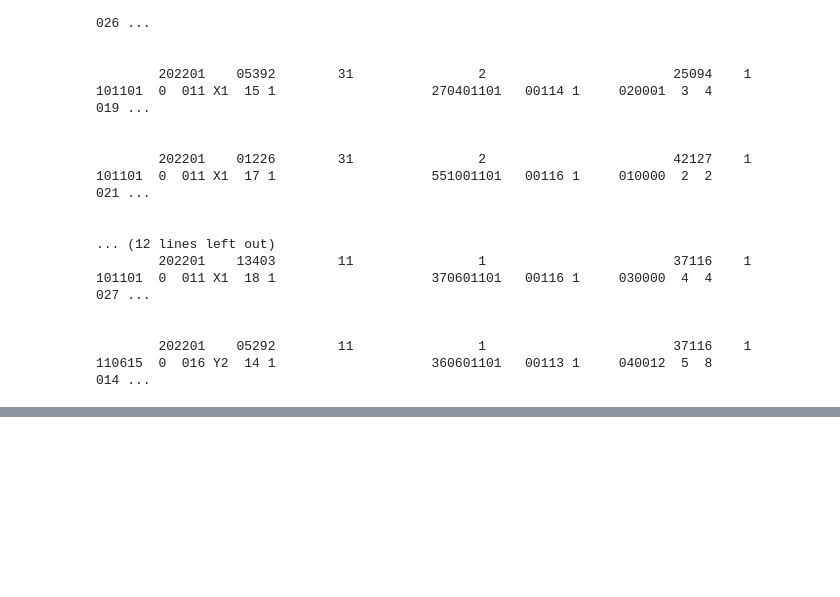
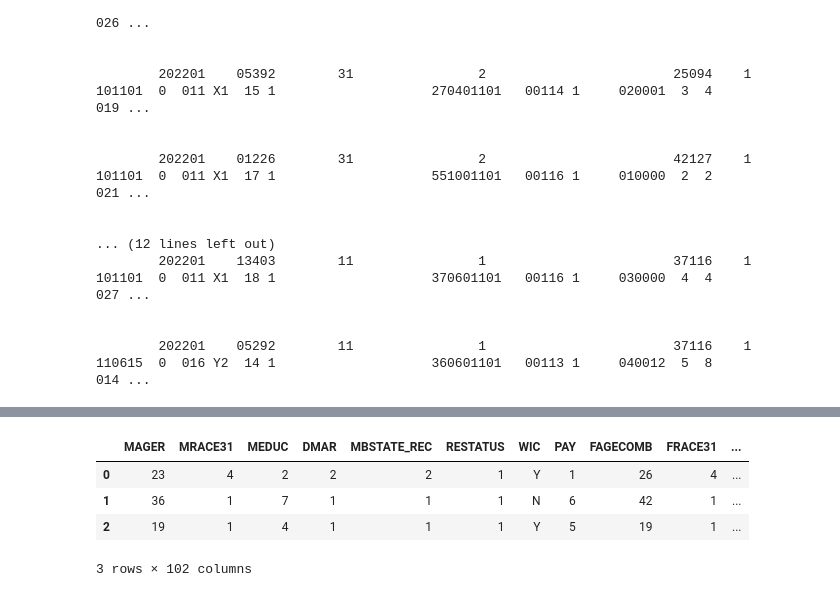
Before and after one commit to Noam-Sasson/Causal-Inference-Breastfeeding-and-Infant-Mortality, a Jupyter notebook: data_read.ipynb, the cells around one changed output, grey strips where cells are left out. Drawn from its saved outputs; the diff is of its cells as text; code cells hidden in the pictures; blank space fills up the shorter version.

```diff
--- a/data_read.ipynb
+++ b/data_read.ipynb
@@ -819,0 +992,9 @@ for line in lines[:10]:
+# %%
+infant_mortality_df = pd.read_csv('infant_mortality_data.csv')
+display(infant_mortality_df.head(3))
+# %% [output]
+|  | MAGER | MRACE31 | MEDUC | DMAR | MBSTATE_REC | RESTATUS | WIC | PAY | FAGECOMB | FRACE31 | ... |
+| 0 | 23 | 4 | 2 | 2 | 2 | 1 | Y | 1 | 26 | 4 | ... |
+| 1 | 36 | 1 | 7 | 1 | 1 | 1 | N | 6 | 42 | 1 | ... |
+| 2 | 19 | 1 | 4 | 1 | 1 | 1 | Y | 5 | 19 | 1 | ... |
+3 rows × 102 columns
```
Also changed, not shown: parts of 21 cells of this notebook, 8 other files.
